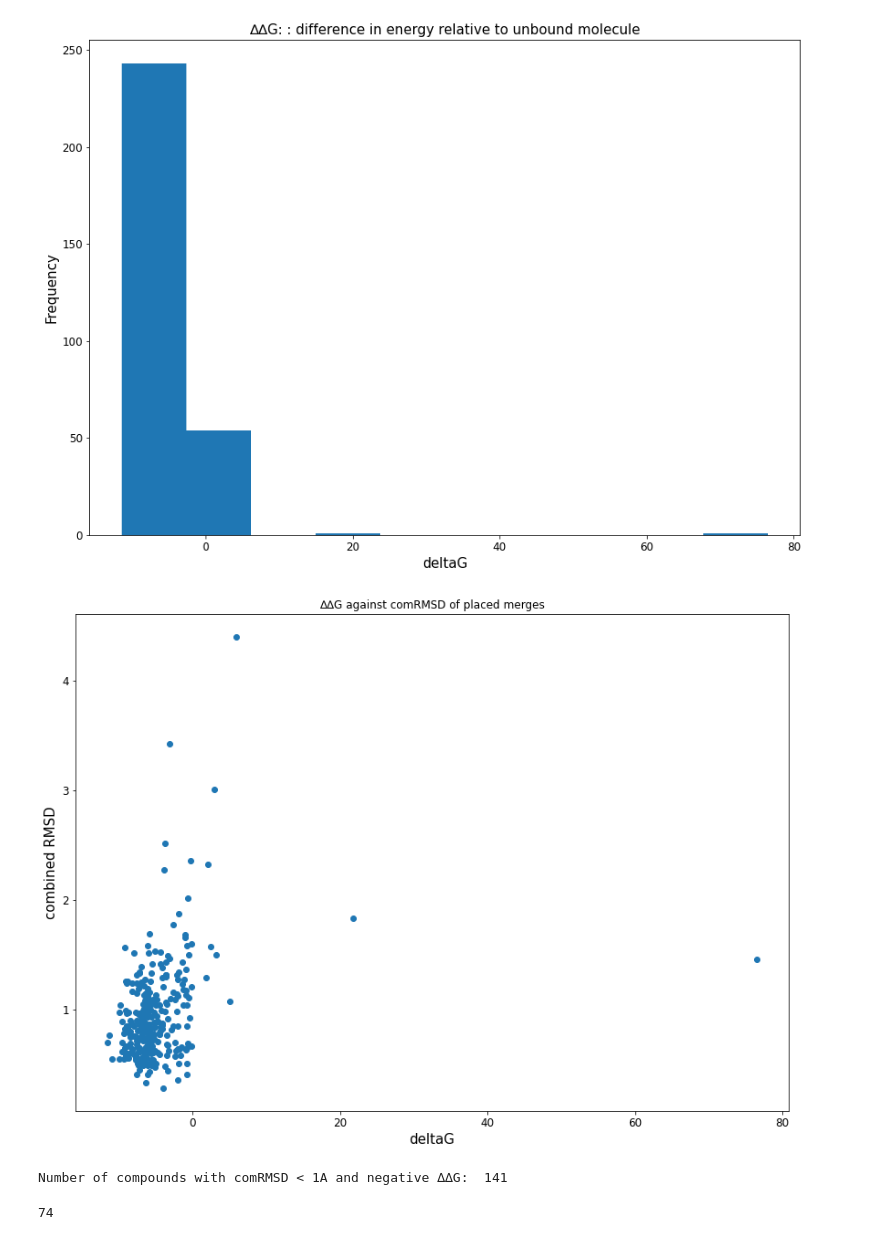
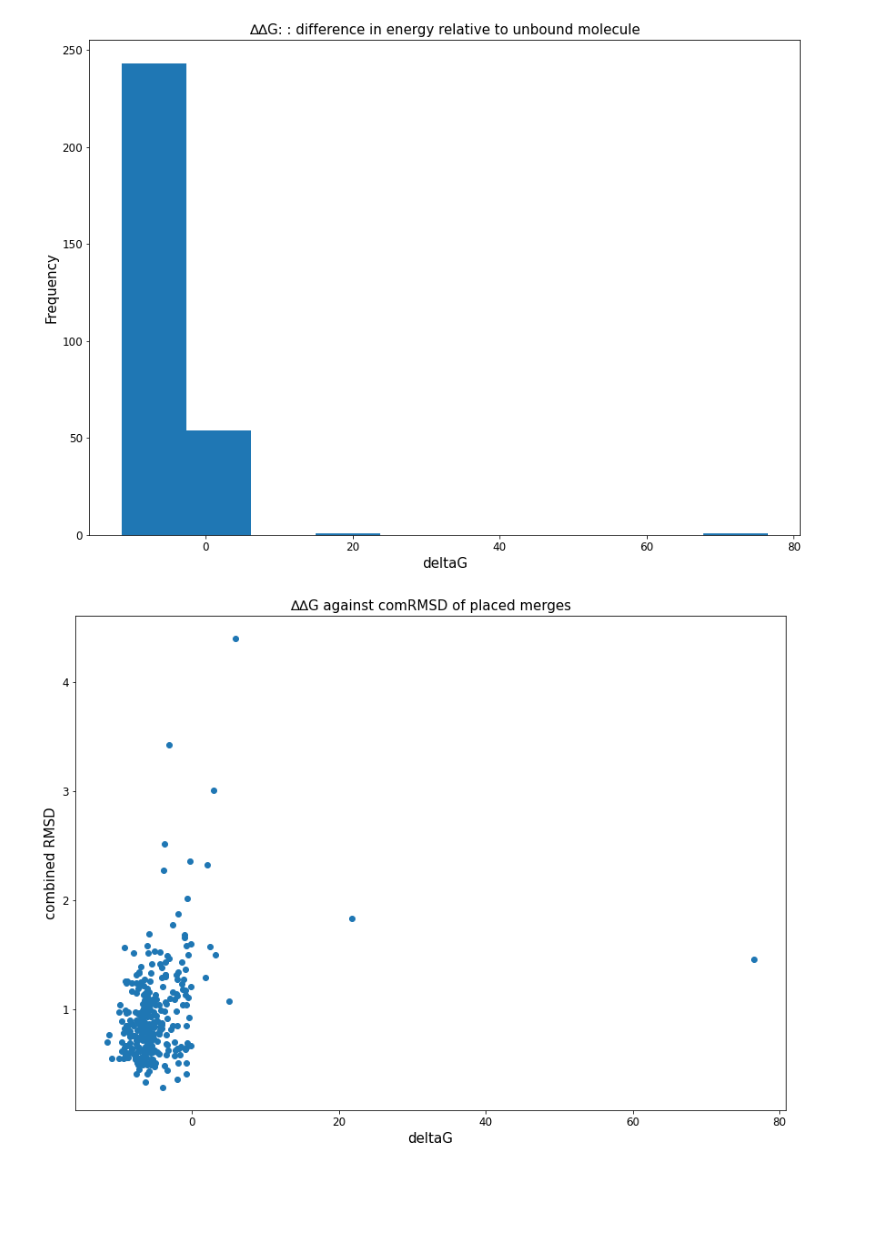
Before and after one commit to stephwills/fragment_network_merges, a Jupyter notebook: notebooks/analyse_fragmenstein_results.ipynb, the cells around one changed output. Drawn from its saved outputs; the diff is of its cells as text; code cells hidden in the pictures; blank space fills up the shorter version.

```diff
--- a/notebooks/analyse_fragmenstein_results.ipynb
+++ b/notebooks/analyse_fragmenstein_results.ipynb
@@ -81,32 +98,11 @@ plt.show()
 # %%
 plt.figure(figsize=(14,10))
 plt.scatter(deltaGs, comRMSDs)
-plt.title('∆∆G against comRMSD of placed merges')
+plt.title('∆∆G against comRMSD of placed merges', fontsize=15)
 plt.xlabel('deltaG', fontsize=15)
 plt.ylabel('combined RMSD', fontsize=15)
 plt.xticks(fontsize=12)
 plt.yticks(fontsize=12)
 plt.show()
 # %% [output]
-[figure, old version]
+[figure, new version]
-# %%
-count = 0
-for dG, rmsd in zip(deltaG, comRMSDs):
-    if dG < 0 and rmsd <= 1:
-        count += 1
-
-print('Number of compounds with comRMSD < 1A and negative ∆∆G: ', count)
-# %% [output]
-Number of compounds with comRMSD < 1A and negative ∆∆G:  141
-# %%
-count = 0
-
-for r, dG, rmsd in zip(regarded, deltaGs, comRMSDs):
-    if r == 2:
-        if dG < 0:
-            if rmsd < 1.5:
-                count += 1
-
-print(count)
-# %% [output]
-74
```
Also changed, not shown: parts of 23 cells of this notebook, 1 other file.
